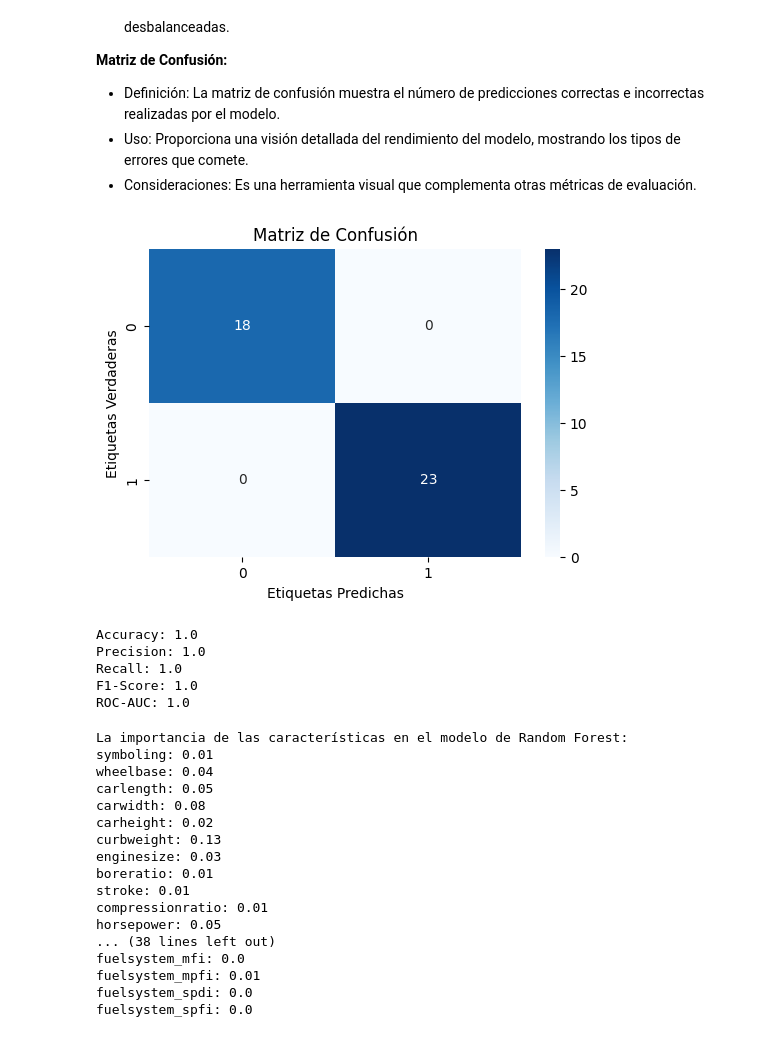
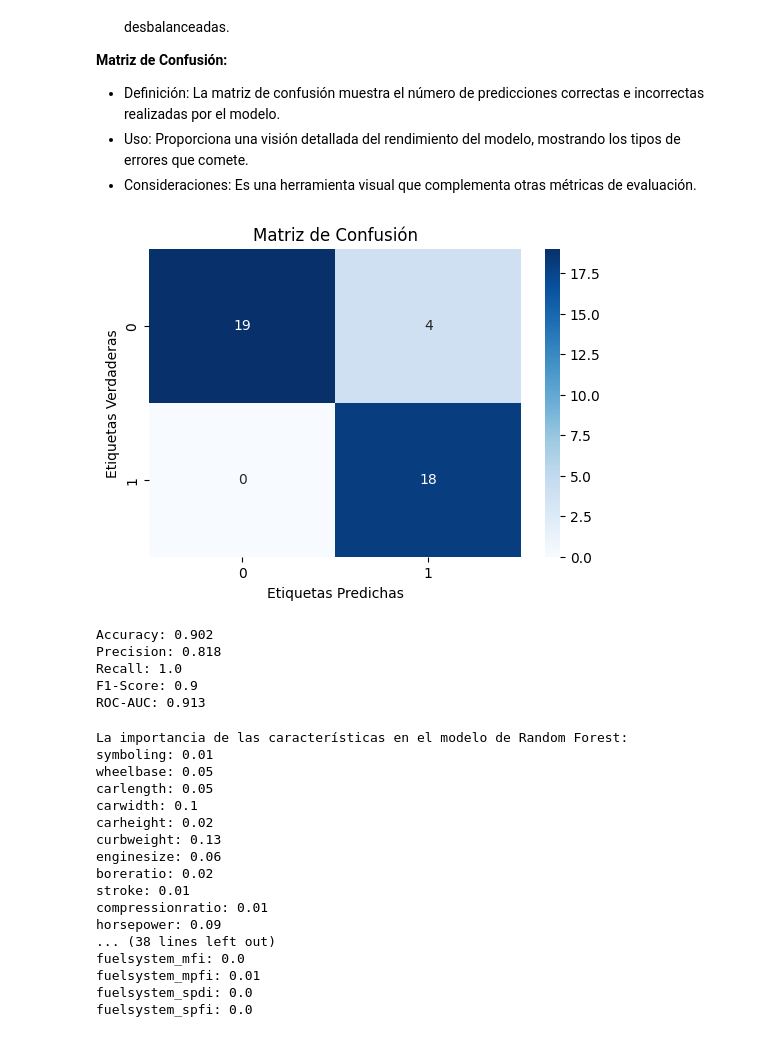
Before and after one commit to JuankTS/Modelo_precios_auto, a Jupyter notebook: PropuestaPI_C.ipynb, the cells around one changed output. Cells and saved outputs as stored; diff of their text form; code cells hidden in the pictures.

```diff
--- a/PropuestaPI_C.ipynb
+++ b/PropuestaPI_C.ipynb
@@ -26,5 +21,5 @@ print(cars['price'].median() )
 # %%
-cars['Auto_caro'] = cars['price'].apply(lambda x: 1 if x > cars['price'].median() else 0)
+cars['Auto_caro'] = cars['price'].apply(lambda x: 1 if x > cars['price'].mean() else 0)
 # %%
 cars
 # %% [output]
@@ -46,2 +51,2 @@ cars.drop(['car_ID', 'CarName'],axis=1, inplace= True)
 # %%
-cars= pd.get_dummies(cars)
+x= pd.get_dummies(x)
@@ -129,16 +122,17 @@ from sklearn.metrics import confusion_matrix, accuracy_score, precision_score, r
 # %%
 matriz_conf= confusion_matrix(y_test, random_predict)
 
 plt.figure(figsize=(6, 4))
-sns.heatmap(matriz_conf, annot=True, cmap='Blues', fmt='g')
+sns.heatmap(matriz_conf, annot=True, cmap='Blues')
 plt.xlabel('Etiquetas Predichas')
 plt.ylabel('Etiquetas Verdaderas')
 plt.title('Matriz de Confusión')
 plt.show()
 # %% [output]
-[figure, old version]
+[figure, new version]
 # %%
 # Accuracy
+
 accuracy = accuracy_score(y_test, random_predict)
 
 # Precision
@@ -161,11 +155,11 @@ print("Recall:", round(recall,3))
 print("F1-Score:", round(f1,3))
 print("ROC-AUC:", round(roc_auc,3))
 # %% [output]
-Accuracy: 1.0
-Precision: 1.0
+Accuracy: 0.902
+Precision: 0.818
 Recall: 1.0
-F1-Score: 1.0
-ROC-AUC: 1.0
+F1-Score: 0.9
+ROC-AUC: 0.913
 # %%
 nombres_variables = x_train.columns
 importancias = random_cls.feature_importances_
@@ -176,16 +170,16 @@ for nombre, importancia in zip(nombres_variables, importancias):
 # %% [output]
 La importancia de las características en el modelo de Random Forest:
 symboling: 0.01
-wheelbase: 0.04
+wheelbase: 0.05
 carlength: 0.05
-carwidth: 0.08
+carwidth: 0.1
 carheight: 0.02
 curbweight: 0.13
-enginesize: 0.03
-boreratio: 0.01
+enginesize: 0.06
+boreratio: 0.02
 stroke: 0.01
 compressionratio: 0.01
-horsepower: 0.05
+horsepower: 0.09
 ... (38 lines left out)
 fuelsystem_mfi: 0.0
 fuelsystem_mpfi: 0.01
```
Also changed, not shown: parts of 7 cells of this notebook, 1 other file.
